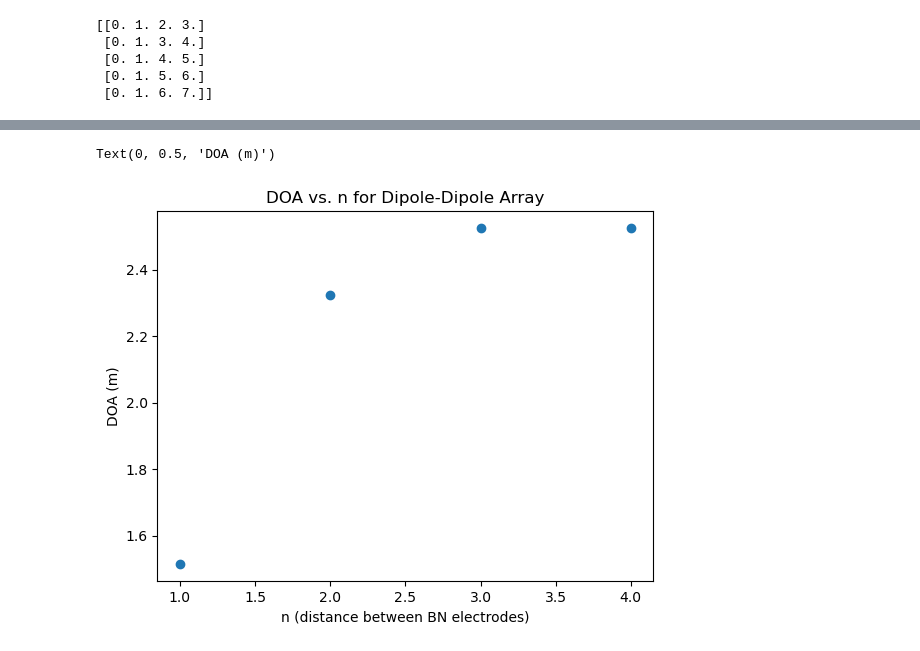
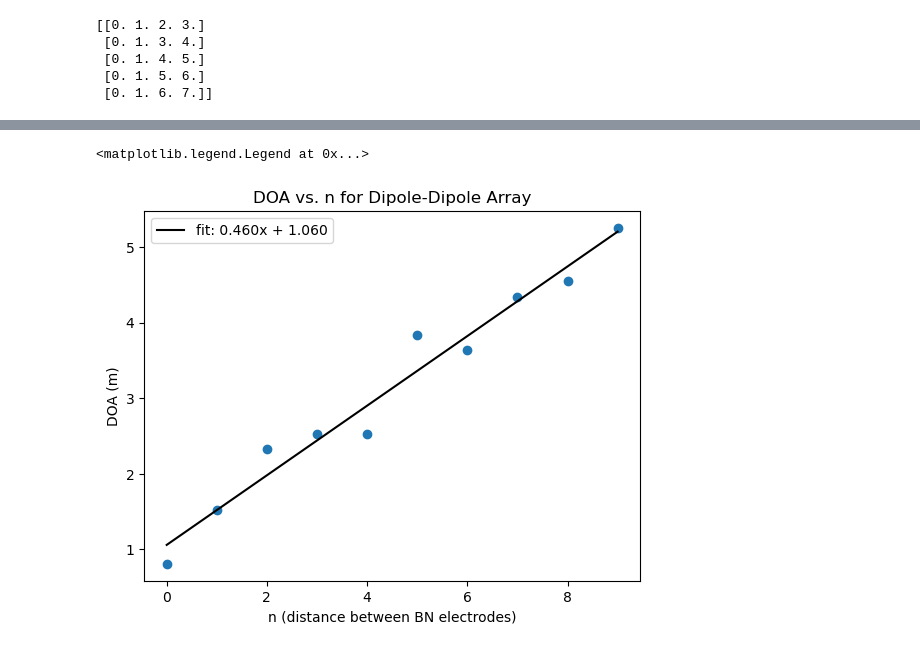
Before and after one commit to GarimaPrabhakar/bert-practice, a Jupyter notebook: tryingstuff/1DVESMemo/Senstivity.ipynb, the cells around one changed output, grey strips where cells are left out. Drawn from its saved outputs; the diff is of its cells as text; code cells hidden in the pictures.

Commit message:
lm scipy least squares for 1dinv

```diff
--- a/tryingstuff/1DVESMemo/Senstivity.ipynb
+++ b/tryingstuff/1DVESMemo/Senstivity.ipynb
@@ -13,7 +13,7 @@ pos[:, 0] = np.linspace(5, 25, nelecs)
 scheme.setSensorPositions(pos)
 
 measurements = np.array((
-    [0, 3, 6, 9],  # Dipole-Dipole
+    [1, 2, 1, 2],  # Dipole-Dipole
     [0, 9, 3, 6],  # Wenner
     [0, 9, 4, 5]   # Schlumberger
 ))
@@ -71,7 +71,7 @@ def plotABMN(ax, scheme, idx):
                         patchA=None, alpha=0.75))
         ax.plot(coords["a"][0],)
 
-labels = ["Dipole-Dipole", "Wenner", "Schlumberger"]
+labels = ["Voltmeter", "Wenner", "Schlumberger"]
 fig, ax = plt.subplots(scheme.size(), 1, sharex=True, figsize=(6,8))
 
 senses = []
@@ -336,11 +339,11 @@ def moving_average(x, y, n = 5):
 mcs = []
 mdps = []
 
-for s in senses[1:]:
+for i, s in enumerate(senses):
     cusens, depths = sensitivity_func(mesh, s)
-    plt.plot(-1*depths, cusens, label="Take The L")
+    plt.plot(-1*depths, cusens, label=str(measurements[i]))
     xnew, ynew = moving_average(depths, cusens)
-    plt.plot(-1*xnew, ynew, "k", label="The L")
+    plt.plot(-1*xnew, ynew, "k")
 
     mcs.append(ynew)
     mdps.append(xnew)
@@ -348,6 +351,10 @@ for s in senses[1:]:
     z, sens = DOA(xnew, ynew)
     plt.plot(-1*z, sens, marker=".", color="r", ms=10)
 
+    plt.title("Cummulative Sensitivity vs. Depth for Dipole-Dipole Configuration")
+    plt.xlabel("depth (m)")
+    plt.ylabel("Sensitivity")
+
 plt.legend()
 # %% [output]
 <matplotlib.legend.Legend at 0x...>
@@ -363,13 +370,25 @@ def DOA(depths, sensitivity_func):
 
     return medx, medy
 # %%
+from scipy.optimize import curve_fit
+
 meds = [DOA(mdps[i], mcs[i]) for i in range(len(mdps))]
 z, sens = zip(*meds)
 
-plt.scatter(n[1:], np.abs(np.array(list(z))))
+def func(x, a, b):
+     return a*x + b
+
+popt, pcov = curve_fit(func, n, np.abs(np.array(list(z))))
+
+plt.scatter(n, np.abs(np.array(list(z))))
+
+plt.plot(n, func(n, *popt), 'k-',
+          label='fit: %5.3fx + %5.3f' % tuple(popt))
+
 plt.title("DOA vs. n for Dipole-Dipole Array")
 plt.xlabel("n (distance between BN electrodes)")
 plt.ylabel("DOA (m)")
+plt.legend()
 # %% [output]
-Text(0, 0.5, 'DOA (m)')
+<matplotlib.legend.Legend at 0x...>
-[figure, old version]
+[figure, new version]
```
Also changed, not shown: parts of 12 cells of this notebook, 7 other files.
